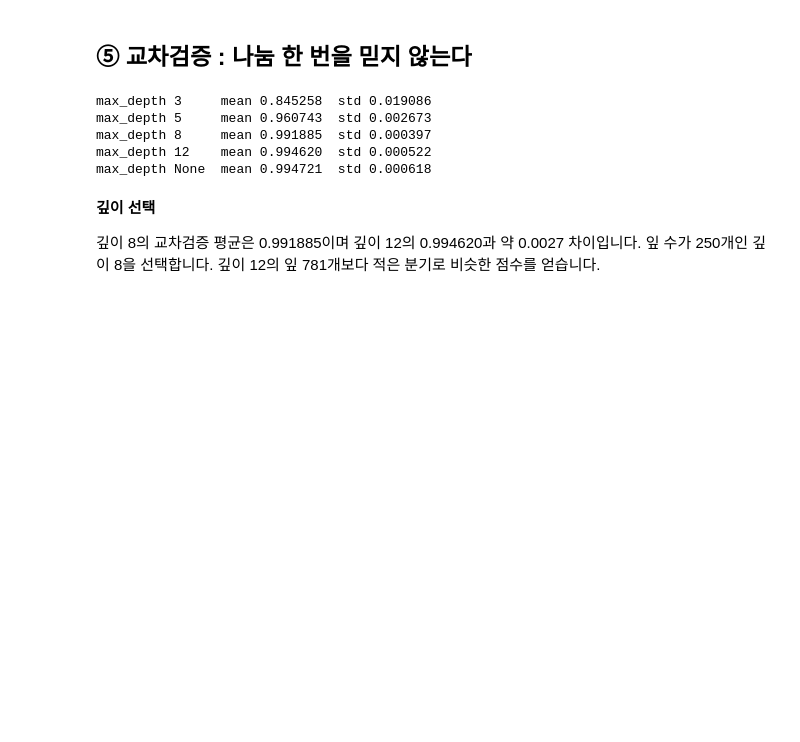
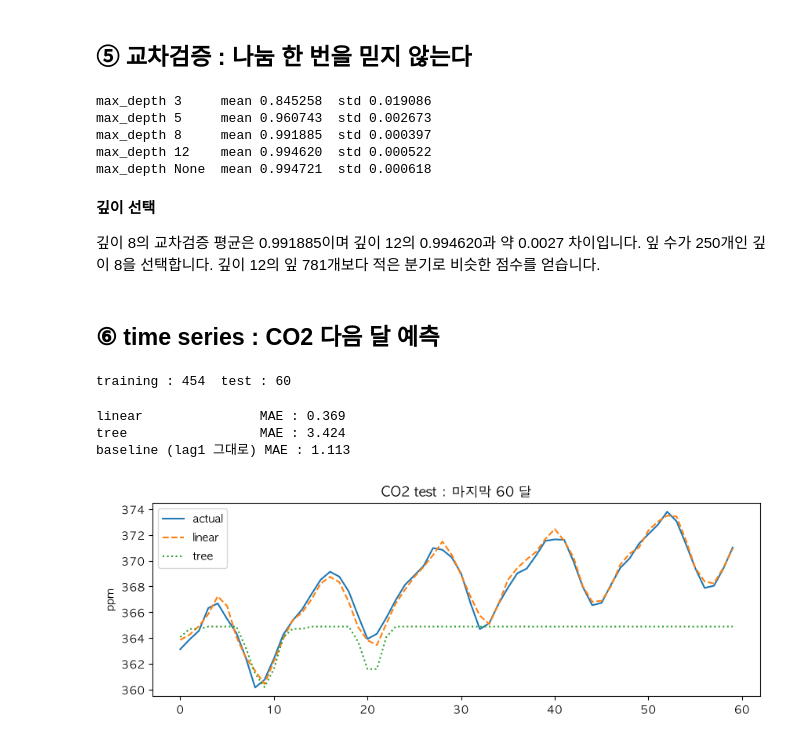
Before and after one commit to Im-Jongseok/data_analysis, a Jupyter notebook: ml4.ipynb, the cells around one changed output. Cells and saved outputs as stored; diff of their text form; code cells hidden in the pictures; blank space fills up the shorter version.

```diff
--- a/ml4.ipynb
+++ b/ml4.ipynb
@@ -81,3 +81,38 @@ max_depth None  mean 0.994721  std 0.000618
 
 깊이 8의 교차검증 평균은 0.991885이며 깊이 12의 0.994620과 약 0.0027 차이입니다.
 잎 수가 250개인 깊이 8을 선택합니다. 깊이 12의 잎 781개보다 적은 분기로 비슷한 점수를 얻습니다.
+# %% [markdown]
+## ⑥ time series : CO2 다음 달 예측
+# %%
+co2 = pd.read_csv("co2_monthly.csv")
+yc = co2["co2"]
+Xc = pd.DataFrame({f"lag{k}": yc.shift(k) for k in range(1, 13)}).dropna()
+yc = yc.loc[Xc.index]
+n = 60
+Xc_train, Xc_test, yc_train, yc_test = Xc[:-n], Xc[-n:], yc[:-n], yc[-n:]
+print("training :", len(Xc_train), " test :", len(Xc_test))
+# %% [output]
+training : 454  test : 60
+# %%
+from sklearn.metrics import mean_absolute_error
+
+lin_ts = LinearRegression().fit(Xc_train, yc_train)
+tree_ts = DecisionTreeRegressor(random_state=0).fit(Xc_train, yc_train)
+print("linear               MAE :", round(mean_absolute_error(yc_test, lin_ts.predict(Xc_test)), 3))
+print("tree                 MAE :", round(mean_absolute_error(yc_test, tree_ts.predict(Xc_test)), 3))
+print("baseline (lag1 그대로) MAE :", round(mean_absolute_error(yc_test, Xc_test["lag1"]), 3))
+# %% [output]
+linear               MAE : 0.369
+tree                 MAE : 3.424
+baseline (lag1 그대로) MAE : 1.113
+# %%
+plt.figure(figsize=(10, 3.2))
+plt.plot(yc_test.values, label="actual")
+plt.plot(lin_ts.predict(Xc_test), "--", label="linear")
+plt.plot(tree_ts.predict(Xc_test), ":", label="tree")
+plt.title("CO2 test : 마지막 60 달")
+plt.ylabel("ppm")
+plt.legend()
+plt.show()
+# %% [output]
+[figure, added]
```
